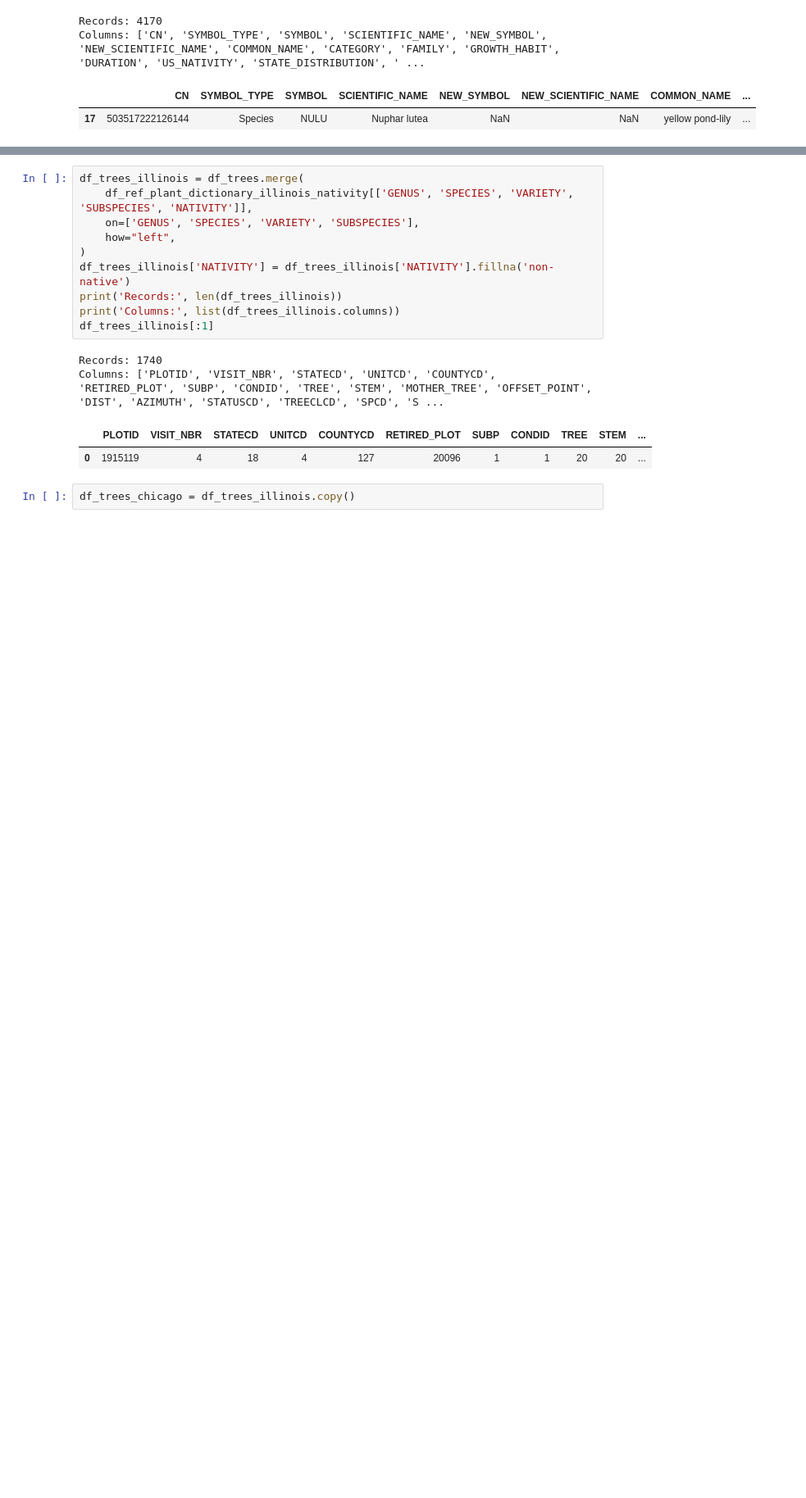
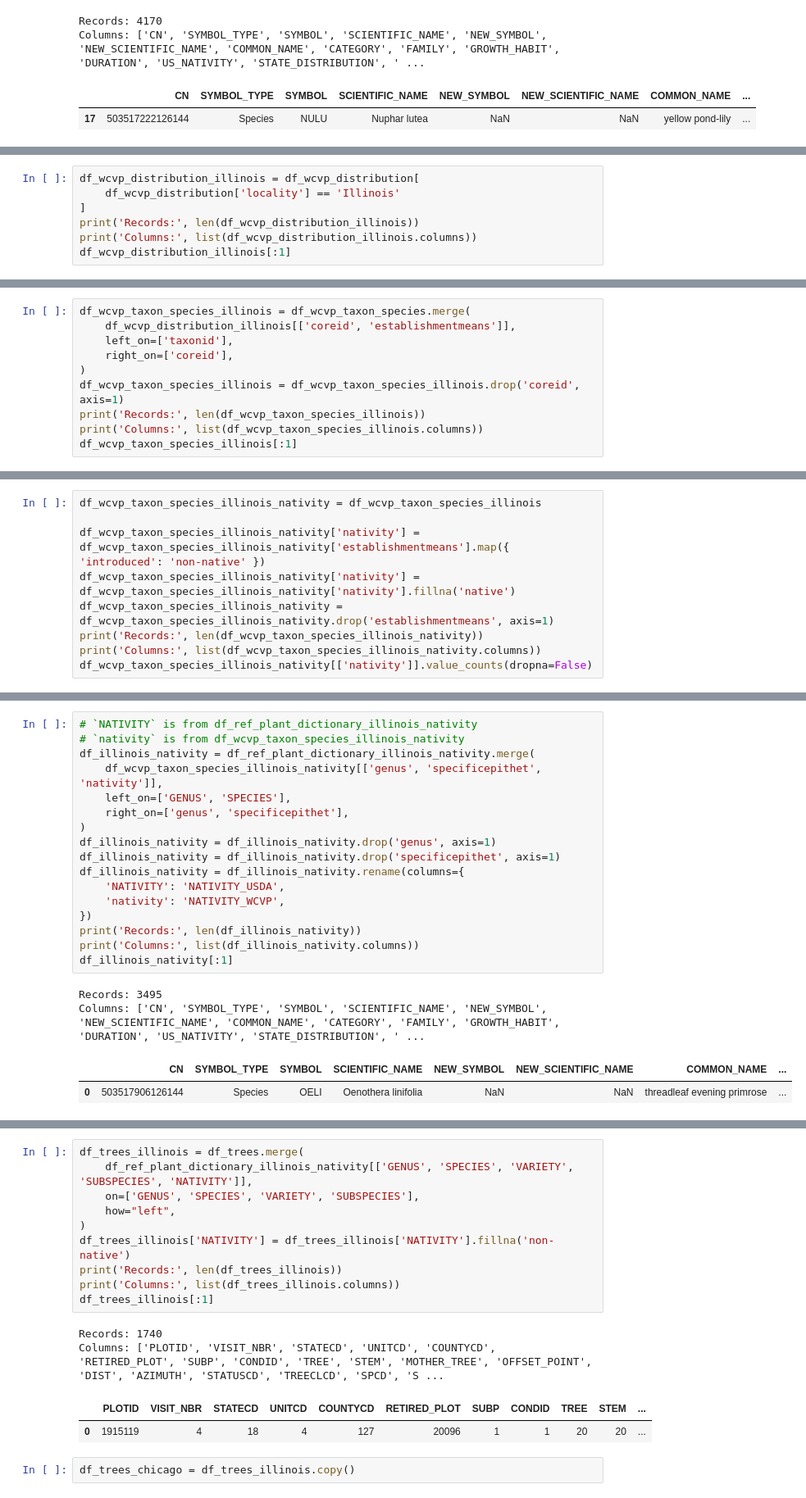
Before and after one commit to fractalate/data-trees, a Jupyter notebook: explore_chicago_il.ipynb, the cells around one changed output, grey strips where cells are left out. Shown: that part at 82% size. Drawn from its saved outputs; the diff is of its cells as text; blank space fills up the shorter version.

Commit message:
Integrating World Checklist of Vascular Plants (WCVP) Dataset

```diff
--- a/explore_chicago_il.ipynb
+++ b/explore_chicago_il.ipynb
@@ -204,0 +278,7 @@ Columns: ['CN', 'SYMBOL_TYPE', 'SYMBOL', 'SCIENTIFIC_NAME', 'NEW_SYMBOL', 'NEW_S
+# %%
+df_wcvp_distribution_illinois = df_wcvp_distribution[
+    df_wcvp_distribution['locality'] == 'Illinois'
+]
+print('Records:', len(df_wcvp_distribution_illinois))
+print('Columns:', list(df_wcvp_distribution_illinois.columns))
+df_wcvp_distribution_illinois[:1]
@@ -204,0 +290,10 @@ Columns: ['CN', 'SYMBOL_TYPE', 'SYMBOL', 'SCIENTIFIC_NAME', 'NEW_SYMBOL', 'NEW_S
+# %%
+df_wcvp_taxon_species_illinois = df_wcvp_taxon_species.merge(
+    df_wcvp_distribution_illinois[['coreid', 'establishmentmeans']],
+    left_on=['taxonid'],
+    right_on=['coreid'],
+)
+df_wcvp_taxon_species_illinois = df_wcvp_taxon_species_illinois.drop('coreid', axis=1)
+print('Records:', len(df_wcvp_taxon_species_illinois))
+print('Columns:', list(df_wcvp_taxon_species_illinois.columns))
+df_wcvp_taxon_species_illinois[:1]
@@ -204,0 +305,9 @@ Columns: ['CN', 'SYMBOL_TYPE', 'SYMBOL', 'SCIENTIFIC_NAME', 'NEW_SYMBOL', 'NEW_S
+# %%
+df_wcvp_taxon_species_illinois_nativity = df_wcvp_taxon_species_illinois
+
+df_wcvp_taxon_species_illinois_nativity['nativity'] = df_wcvp_taxon_species_illinois_nativity['establishmentmeans'].map({ 'introduced': 'non-native' })
+df_wcvp_taxon_species_illinois_nativity['nativity'] = df_wcvp_taxon_species_illinois_nativity['nativity'].fillna('native')
+df_wcvp_taxon_species_illinois_nativity = df_wcvp_taxon_species_illinois_nativity.drop('establishmentmeans', axis=1)
+print('Records:', len(df_wcvp_taxon_species_illinois_nativity))
+print('Columns:', list(df_wcvp_taxon_species_illinois_nativity.columns))
+df_wcvp_taxon_species_illinois_nativity[['nativity']].value_counts(dropna=False)
@@ -204,0 +321,22 @@ Columns: ['CN', 'SYMBOL_TYPE', 'SYMBOL', 'SCIENTIFIC_NAME', 'NEW_SYMBOL', 'NEW_S
+# %%
+# `NATIVITY` is from df_ref_plant_dictionary_illinois_nativity
+# `nativity` is from df_wcvp_taxon_species_illinois_nativity
+df_illinois_nativity = df_ref_plant_dictionary_illinois_nativity.merge(
+    df_wcvp_taxon_species_illinois_nativity[['genus', 'specificepithet', 'nativity']],
+    left_on=['GENUS', 'SPECIES'],
+    right_on=['genus', 'specificepithet'],
+)
+df_illinois_nativity = df_illinois_nativity.drop('genus', axis=1)
+df_illinois_nativity = df_illinois_nativity.drop('specificepithet', axis=1)
+df_illinois_nativity = df_illinois_nativity.rename(columns={
+    'NATIVITY': 'NATIVITY_USDA',
+    'nativity': 'NATIVITY_WCVP',
+})
+print('Records:', len(df_illinois_nativity))
+print('Columns:', list(df_illinois_nativity.columns))
+df_illinois_nativity[:1]
+# %% [output]
+Records: 3495
+Columns: ['CN', 'SYMBOL_TYPE', 'SYMBOL', 'SCIENTIFIC_NAME', 'NEW_SYMBOL', 'NEW_SCIENTIFIC_NAME', 'COMMON_NAME', 'CATEGORY', 'FAMILY', 'GROWTH_HABIT', 'DURATION', 'US_NATIVITY', 'STATE_DISTRIBUTION', ' ...
+|  | CN | SYMBOL_TYPE | SYMBOL | SCIENTIFIC_NAME | NEW_SYMBOL | NEW_SCIENTIFIC_NAME | COMMON_NAME | ... |
+| 0 | 503517906126144 | Species | OELI | Oenothera linifolia | NaN | NaN | threadleaf evening primrose | ... |
```
Also changed, not shown: parts of 12 cells of this notebook, 3 other files.
